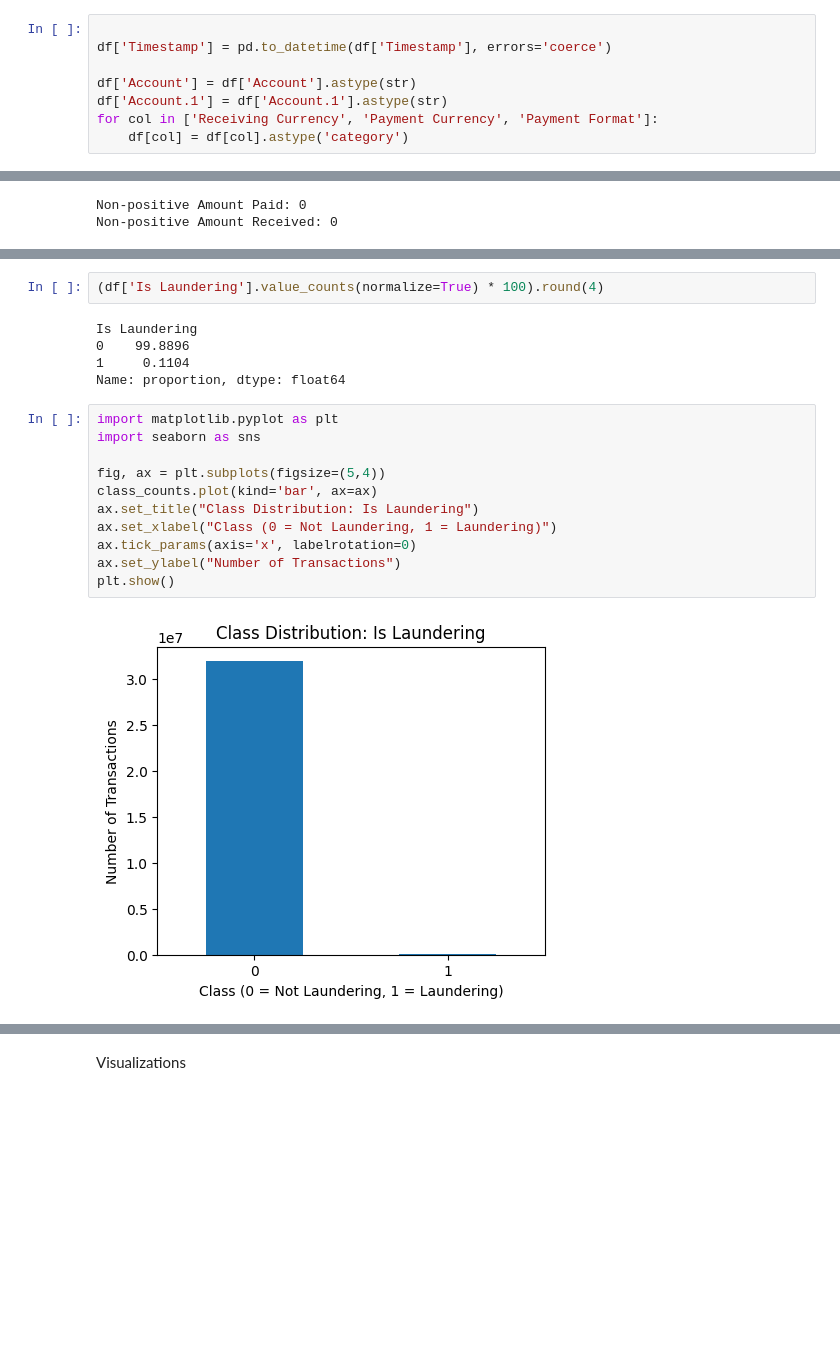
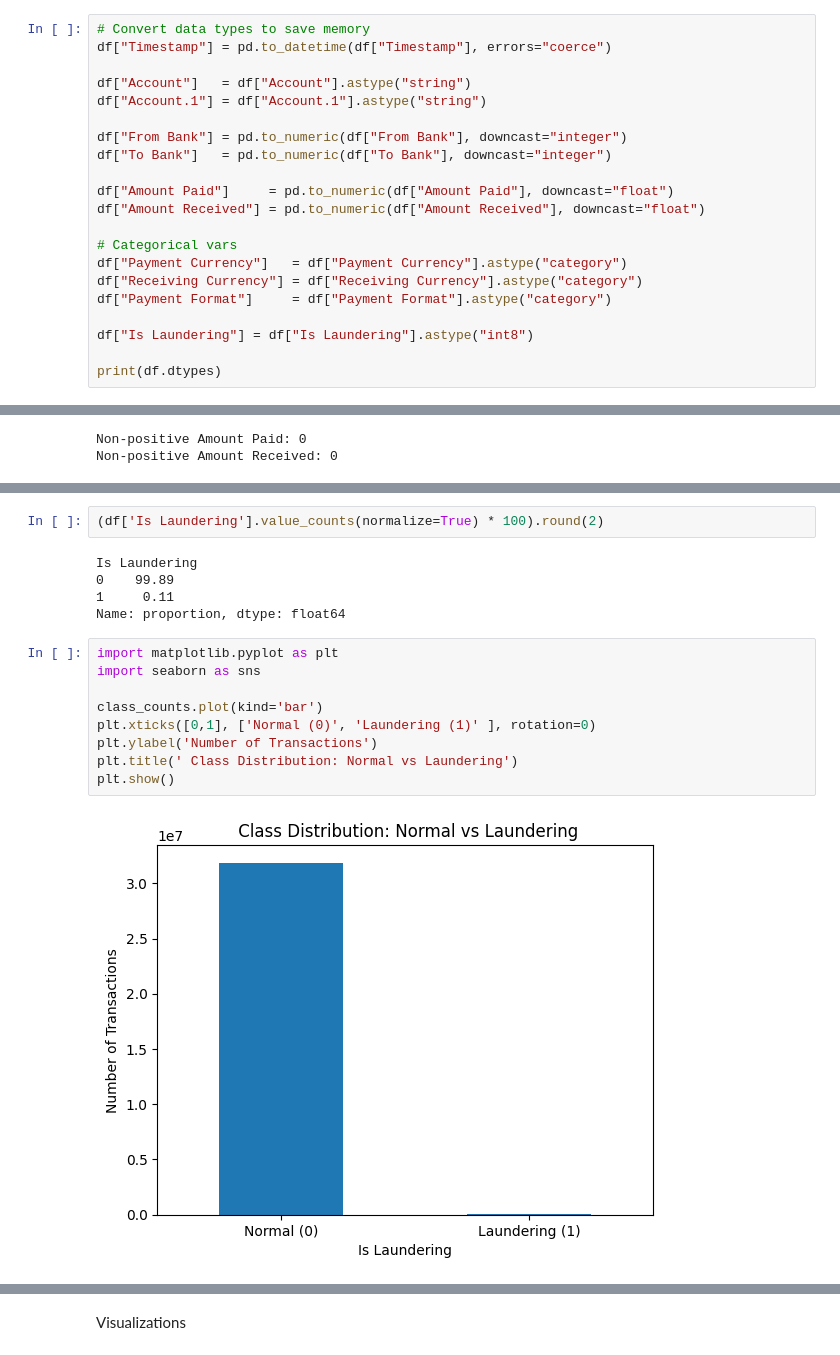
Before and after one commit to DelphinKdl/CUA-MDA-Capstone-BaaS-Risk-Monitoring, a Jupyter notebook: notebooks/01_eda.ipynb, the cells around one changed output, grey strips where cells are left out. Drawn from its saved outputs; the diff is of its cells as text; blank space fills up the shorter version.

```diff
--- a/notebooks/01_eda.ipynb
+++ b/notebooks/01_eda.ipynb
@@ -98,8 +48,21 @@ Target: Is Laundering is binary (0/1),  good for classification.
-# %%
-
-df['Timestamp'] = pd.to_datetime(df['Timestamp'], errors='coerce')
-
-df['Account'] = df['Account'].astype(str)
-df['Account.1'] = df['Account.1'].astype(str)
-for col in ['Receiving Currency', 'Payment Currency', 'Payment Format']:
-    df[col] = df[col].astype('category')
+# %%
+# Convert data types to save memory
+df["Timestamp"] = pd.to_datetime(df["Timestamp"], errors="coerce")
+
+df["Account"]   = df["Account"].astype("string")
+df["Account.1"] = df["Account.1"].astype("string")
+
+df["From Bank"] = pd.to_numeric(df["From Bank"], downcast="integer")
+df["To Bank"]   = pd.to_numeric(df["To Bank"], downcast="integer")
+
+df["Amount Paid"]     = pd.to_numeric(df["Amount Paid"], downcast="float")
+df["Amount Received"] = pd.to_numeric(df["Amount Received"], downcast="float")
+
+# Categorical vars
+df["Payment Currency"]   = df["Payment Currency"].astype("category")
+df["Receiving Currency"] = df["Receiving Currency"].astype("category")
+df["Payment Format"]     = df["Payment Format"].astype("category")
+
+df["Is Laundering"] = df["Is Laundering"].astype("int8")
+
+print(df.dtypes)
@@ -239,25 +208,23 @@ Is Laundering
 1       35230
 Name: count, dtype: int64
 # %%
-(df['Is Laundering'].value_counts(normalize=True) * 100).round(4)
+(df['Is Laundering'].value_counts(normalize=True) * 100).round(2)
 # %% [output]
 Is Laundering
-0    99.8896
-1     0.1104
+0    99.89
+1     0.11
 Name: proportion, dtype: float64
 # %%
 import matplotlib.pyplot as plt
 import seaborn as sns
 
-fig, ax = plt.subplots(figsize=(5,4))
-class_counts.plot(kind='bar', ax=ax)
-ax.set_title("Class Distribution: Is Laundering")
-ax.set_xlabel("Class (0 = Not Laundering, 1 = Laundering)")
-ax.tick_params(axis='x', labelrotation=0)
-ax.set_ylabel("Number of Transactions")
+class_counts.plot(kind='bar')
+plt.xticks([0,1], ['Normal (0)', 'Laundering (1)' ], rotation=0)
+plt.ylabel('Number of Transactions')
+plt.title(' Class Distribution: Normal vs Laundering')
 plt.show()
 # %% [output]
-[figure, old version]
+[figure, new version]
 # %% [markdown]
 #### Interpretation
 
```
Also changed, not shown: parts of 49 cells of this notebook.
